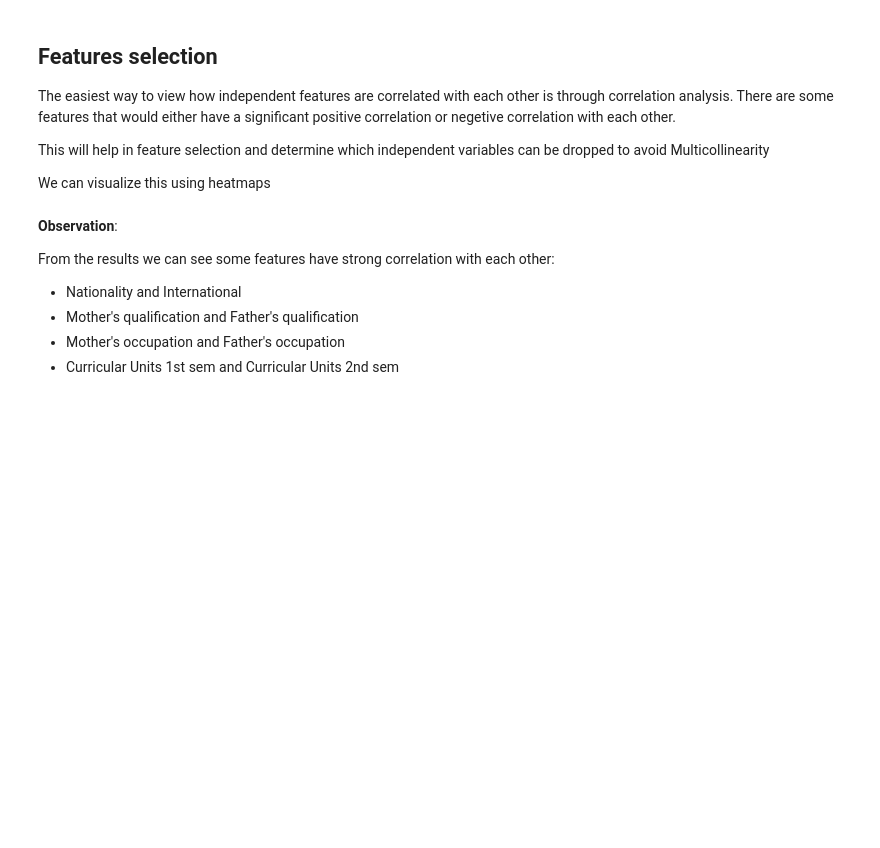
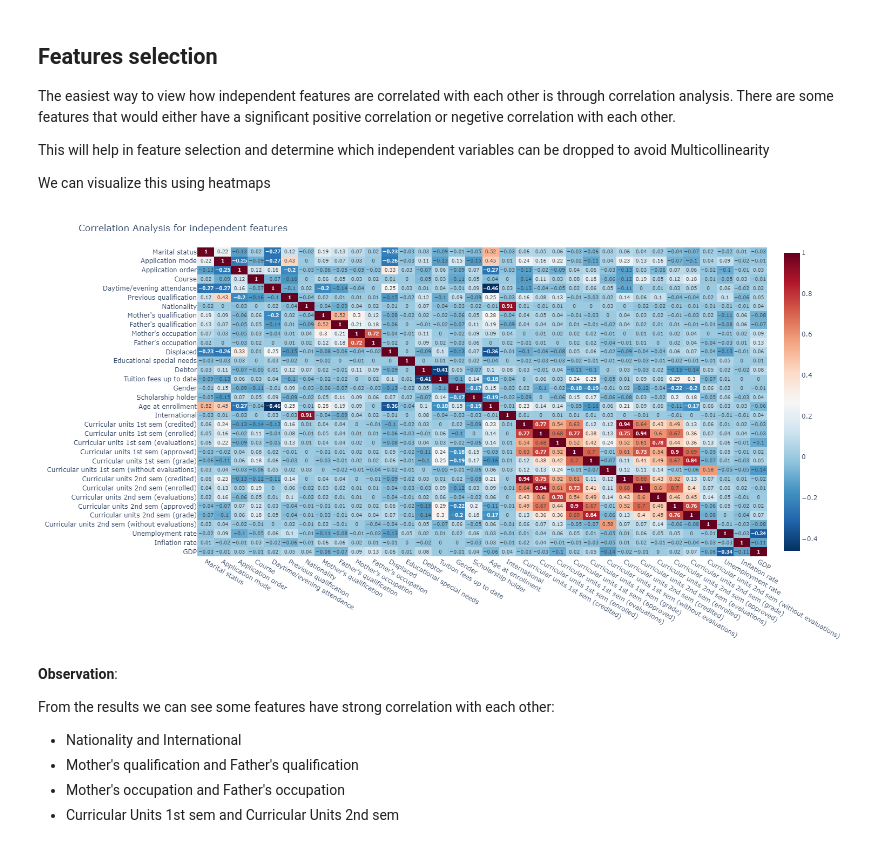
Before and after one commit to Damiieibikun/Student-s-Dropout-Prediction-using-Supervised-Machine-Learning-Classifiers, a Jupyter notebook: Student's_dropout.ipynb, the cells around one changed output. Saved outputs shown, nothing was run; the diff lists cells and outputs as text; code cells hidden in the pictures; blank space fills up the shorter version.

```diff
--- a/Student's_dropout.ipynb
+++ b/Student's_dropout.ipynb
@@ -596,9 +597,11 @@ We can visualize this using heatmaps
 # %%
 # Heat map showing correlation of features
 fig = px.imshow(data.drop('Target', axis = 1).corr().round(2), text_auto=True, aspect="auto", color_continuous_scale='RdBu_r')
 fig.update_layout(title = 'Correlation Analysis for independent features', height=800, width=1500)
-fig.write_image('fig.svg', engine='kaleido')
-fig.show('svg')
+fig.write_image('fig.png', engine='kaleido')
+fig.show('png')
+# %% [output]
+[figure, added]
 # %% [markdown]
 **Observation**:
 
```
Also changed, not shown: parts of 13 cells of this notebook.
